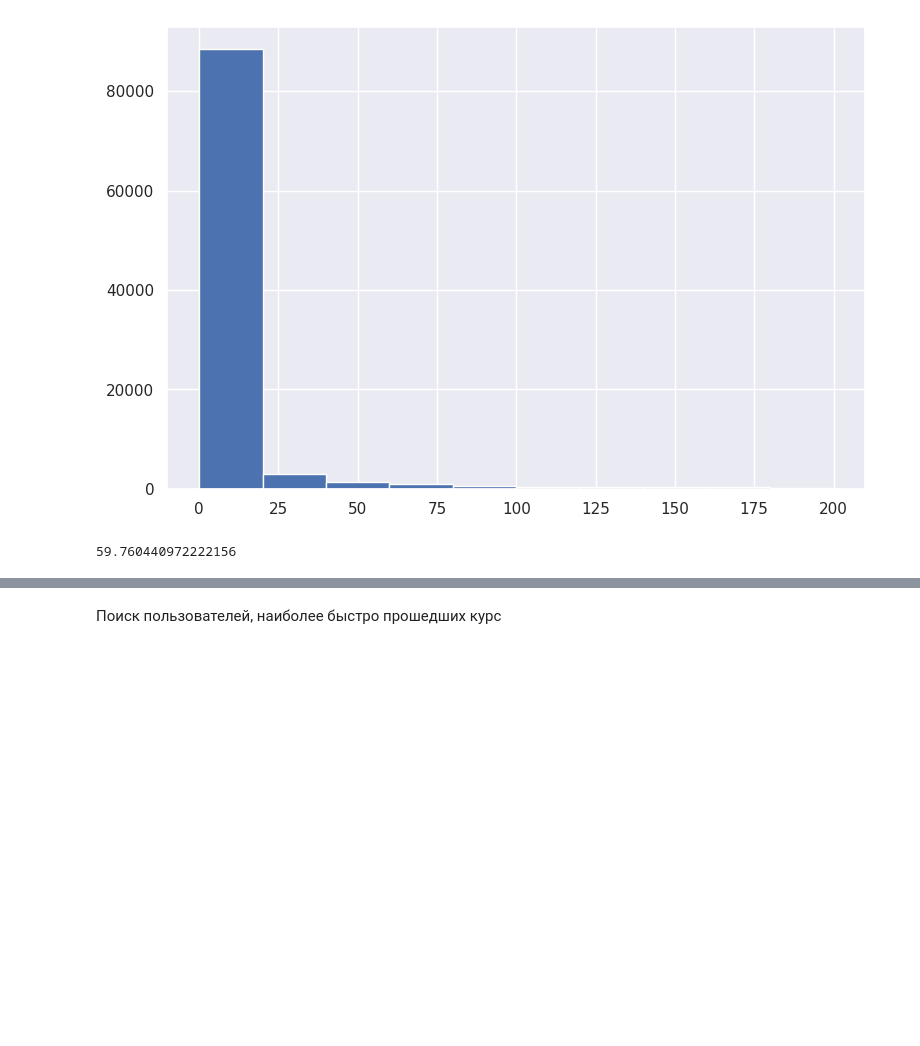
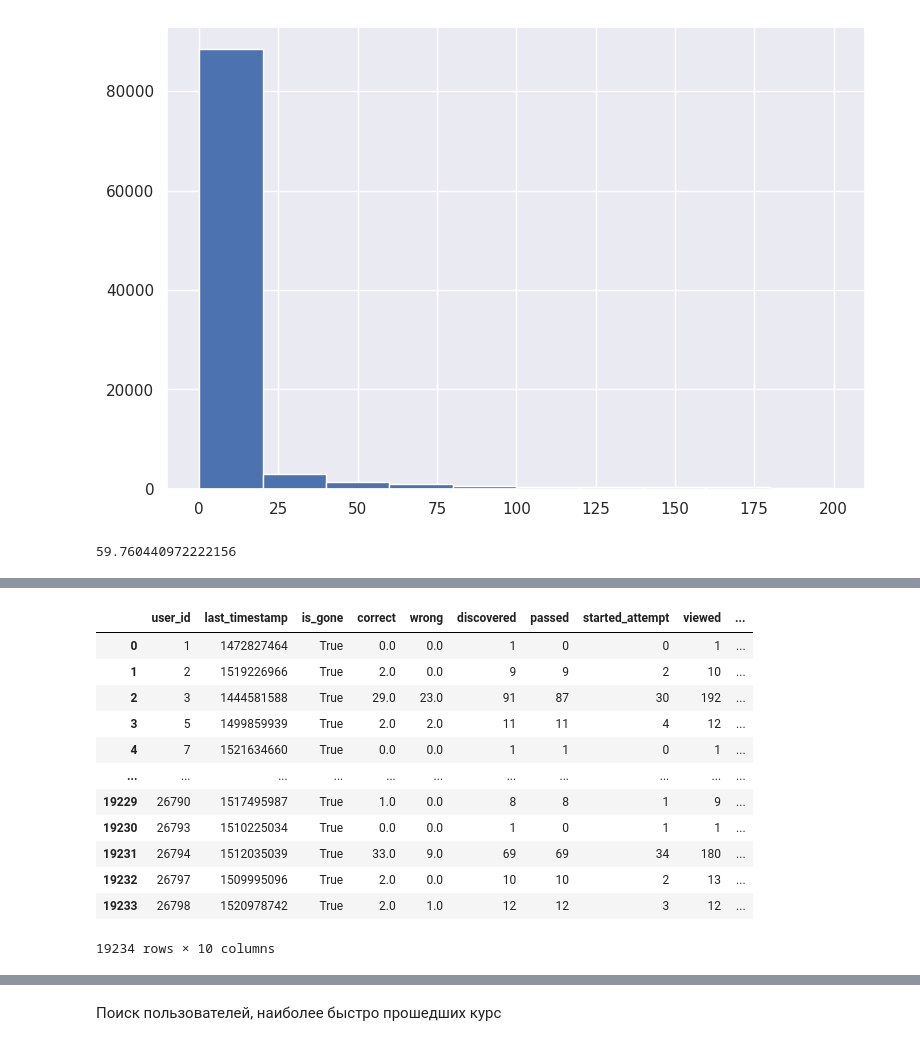
Before and after one commit to V1S10US/My-projects, a Jupyter notebook: Data_Analysis_in_R.ipynb, the cells around one changed output, grey strips where cells are left out. Drawn from its saved outputs; the diff is of its cells as text; code cells hidden in the pictures; blank space fills up the shorter version.

```diff
--- a/Data_Analysis_in_R.ipynb
+++ b/Data_Analysis_in_R.ipynb
@@ -249,0 +273,3 @@ gap_data.quantile(0.95)
+# %%
+users_data['is_gone'] = (now - users_data.last_timestamp) > dropout_threshold
+users_data
@@ -249,0 +290,3 @@ gap_data.quantile(0.95)
+# %%
+# !
+users_data = users_data.merge(users_subs_pt, on='user_id', how='outer')
@@ -249,0 +328,19 @@ gap_data.quantile(0.95)
+# %%
+users_days = event_data.groupby('user_id').day.nunique() \
+                        .to_frame().reset_index()
+users_data = users_data.merge(users_days, on='user_id', how='outer').fillna(0)
+users_data
+# %% [output]
+|  | user_id | last_timestamp | is_gone | correct | wrong | discovered | passed | started_attempt | viewed | ... |
+| 0 | 1 | 1472827464 | True | 0.0 | 0.0 | 1 | 0 | 0 | 1 | ... |
+| 1 | 2 | 1519226966 | True | 2.0 | 0.0 | 9 | 9 | 2 | 10 | ... |
+| 2 | 3 | 1444581588 | True | 29.0 | 23.0 | 91 | 87 | 30 | 192 | ... |
+| 3 | 5 | 1499859939 | True | 2.0 | 2.0 | 11 | 11 | 4 | 12 | ... |
+| 4 | 7 | 1521634660 | True | 0.0 | 0.0 | 1 | 1 | 0 | 1 | ... |
+| ... | ... | ... | ... | ... | ... | ... | ... | ... | ... | ... |
+| 19229 | 26790 | 1517495987 | True | 1.0 | 0.0 | 8 | 8 | 1 | 9 | ... |
+| 19230 | 26793 | 1510225034 | True | 0.0 | 0.0 | 1 | 0 | 1 | 1 | ... |
+| 19231 | 26794 | 1512035039 | True | 33.0 | 9.0 | 69 | 69 | 34 | 180 | ... |
+| 19232 | 26797 | 1509995096 | True | 2.0 | 0.0 | 10 | 10 | 2 | 13 | ... |
+| 19233 | 26798 | 1520978742 | True | 2.0 | 1.0 | 12 | 12 | 3 | 12 | ... |
+19234 rows × 10 columns
```
Also changed, not shown: parts of 23 cells of this notebook.
